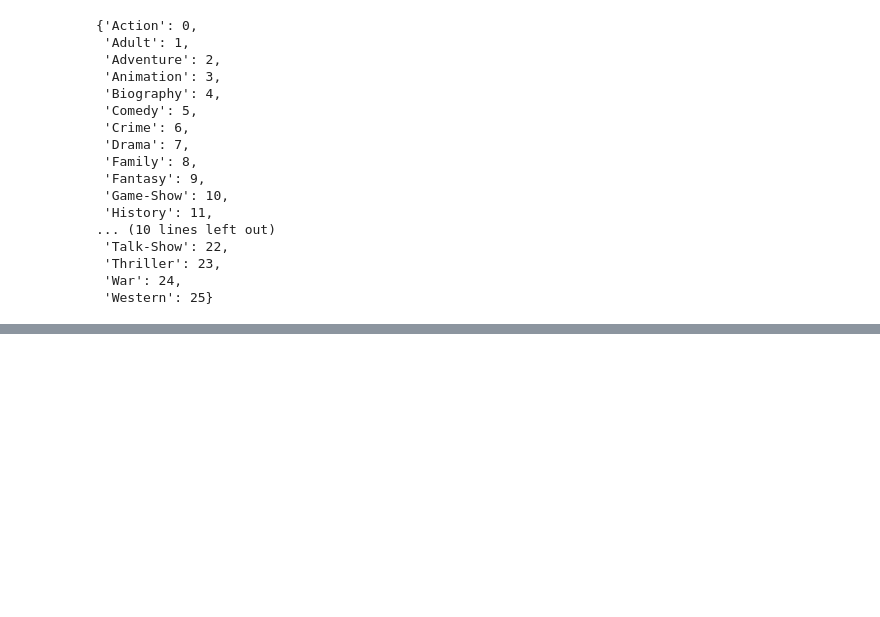
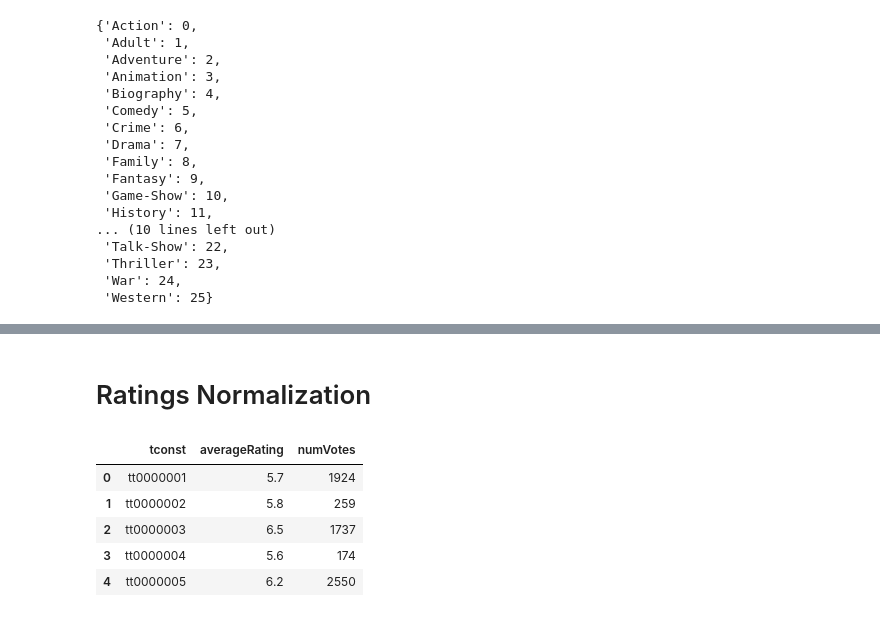
Before and after one commit to CameronBannick/IMDB-Movie-Report, a Jupyter notebook: Phase 3 - mySQL Database.ipynb, the cells around one changed output, grey strips where cells are left out. Saved outputs shown, nothing was run; the diff lists cells and outputs as text; code cells hidden in the pictures; blank space fills up the shorter version.

```diff
--- a/Phase 3 - mySQL Database.ipynb
+++ b/Phase 3 - mySQL Database.ipynb
@@ -82,0 +117,14 @@ KeyError: 'genre_split'
+# %% [markdown]
+# Ratings Normalization
+# %%
+#import data
+data = 'Data/title_ratings.csv.gz'
+ratings = pd.read_csv(data)
+ratings.head()
+# %% [output]
+|  | tconst | averageRating | numVotes |
+| 0 | tt0000001 | 5.7 | 1924 |
+| 1 | tt0000002 | 5.8 | 259 |
+| 2 | tt0000003 | 6.5 | 1737 |
+| 3 | tt0000004 | 5.6 | 174 |
+| 4 | tt0000005 | 6.2 | 2550 |
```
Also changed, not shown: parts of 9 cells of this notebook.
